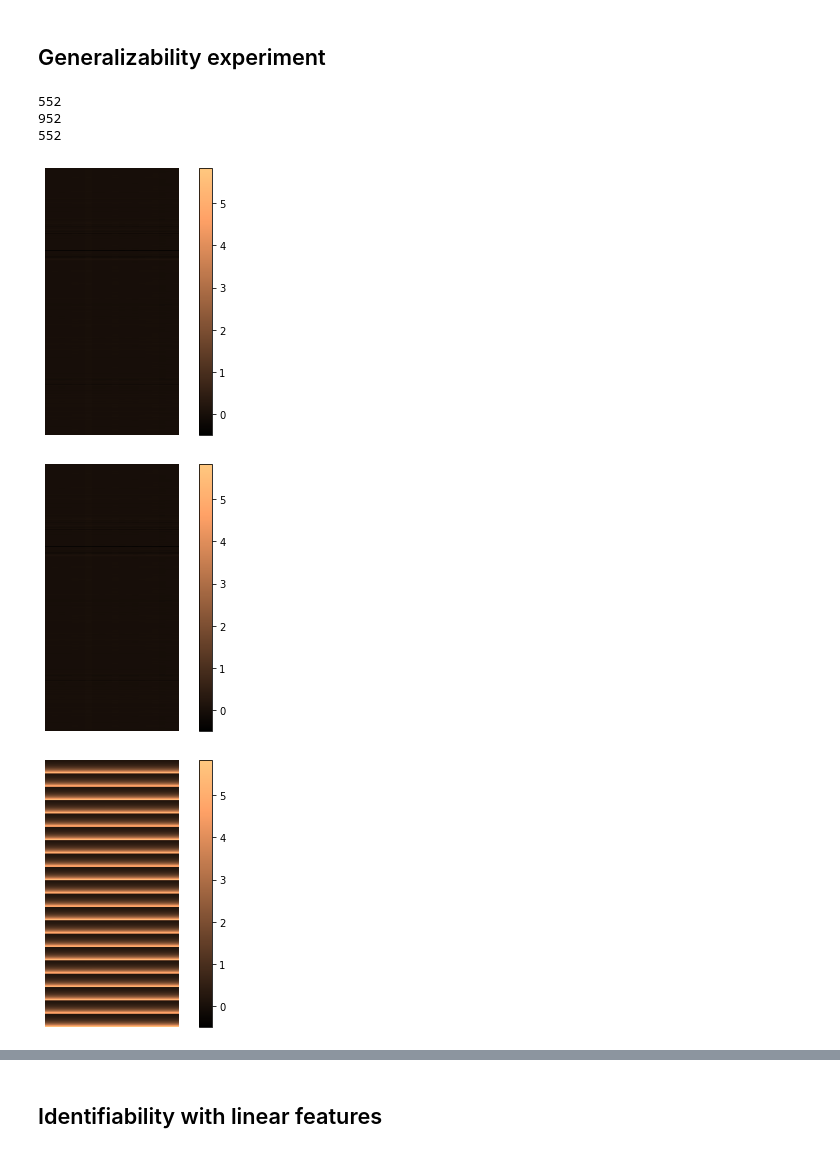
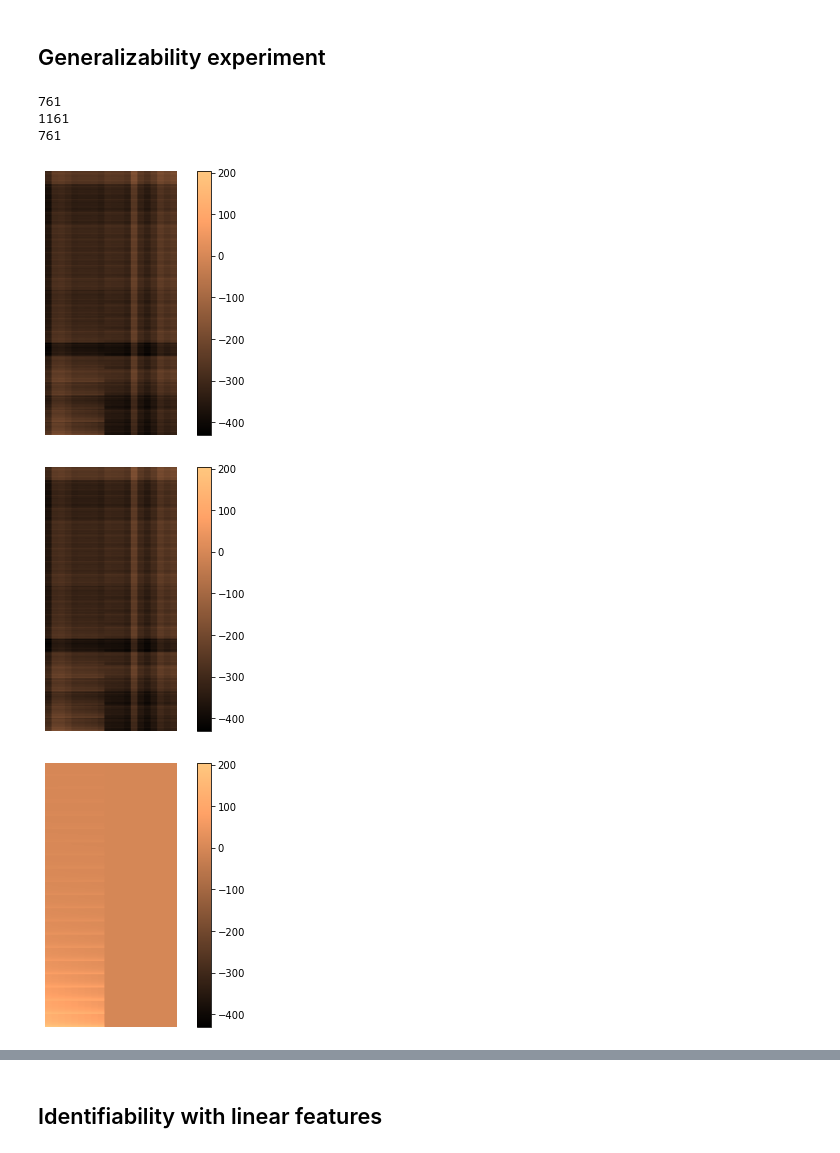
Before and after one commit to lviano/Identifiability_IRL, a Jupyter notebook: Experiments.ipynb, the cells around one changed output, grey strips where cells are left out. Cells and saved outputs as stored; diff of their text form; code cells hidden in the pictures.

```diff
--- a/Experiments.ipynb
+++ b/Experiments.ipynb
@@ -24,6 +24,7 @@ n_step     = 100
 n_traj     = 1000
 discount   = 1/(1+r)
 n_features = 3
+temp = 1e-2
 # %%
 ### Dynamics
 ### Transition matrix of shocks
@@ -31,8 +32,8 @@ policies = []
 opt_policies = []
 soft_values =  []
 Ts = []
-for rho in [0.01]: #,0.2,0.7]:
-    for theta in [0.015]:#, 0.25, 0.65]:
+for rho in [0.7]: #,0.2,0.7]:
+    for theta in [0.55]:#, 0.25, 0.65]:
         for sigma_eps in [0.02, 0.04, 0.6]:
             Tauchen = tauchen_86(n,m,rho,sigma_eps)
             Tz, zs = Tauchen['Tz'],np.exp(Tauchen['lzs'])
@@ -50,13 +51,20 @@ for rho in [0.01]: #,0.2,0.7]:
             if n_features == 3:
               a_true = np.array([1,1,-1])
               for i,s in enumerate(states): # s = (k,z)
-                for j,a in enumerate(ks):
+                for j, a in enumerate([-0.1, -0.05, 0, 0.05, 0.1, 0.15, 0.2, 0.25, 0.3]): #for j,a in enumerate(ks):
                   #feat_cube[i,j,0] =  s[1]*s[0]**theta # output
                   #feat_cube[i,j,1] =  (1-delta)*s[0] # (1-delta)*k
                   #feat_cube[i,j,2] =  a # k'   -0.5*a
-                  feat_cube[i,j,0] =  s[1]*s[0]**theta # output
-                  feat_cube[i,j,1] =  a-(1-delta)*s[0] # investment, a - (1-delta)*k
+                  #feat_cube[i,j,0] =  s[1]*s[0]**theta # output
+                  #feat_cube[i,j,1] =  a-(1-delta)*s[0] # investment, a - (1-delta)*k
+                  #feat_cube[i,j,2] =  a*s[0]
+                  #feat_cube[i,j,0] =  s[1]*((1-delta)*s[0]+a)**theta               # Output: z*(k')^theta
+                  #feat_cube[i,j,1] =  (1-delta)*s[0]                               # Capital stock this period: (1-delta)*k
+                  #feat_cube[i,j,2] =  (1-delta)*s[0]+a
+                  feat_cube[i,j,0] =  s[1]*((1-delta)*s[0]+a*s[0])**theta          # Output: z*(k')^theta
+                  feat_cube[i,j,1] =  (1-delta)*s[0]                               # Capital stock this period: (1-delta)*k
                   feat_cube[i,j,2] =  a*s[0]
+
 
             a_true = np.array([1,1,-1])
             reward = feat_cube.dot(a_true)
@@ -95,10 +103,10 @@ for seed in range(1):
     limit_max= max(np.max(reward_recovered_1),np.max(reward_recovered_2),np.max(rand_reward))
     limit_min= min(np.min(reward_recovered_1),np.min(reward_recovered_2),np.min(rand_reward))
     print(limit_max, limit_min)
-    plot_reward(reward_recovered_1.reshape(n_s, n_a),"Random_Matrices_recovered_1",limit_max,limit_min)
-    plot_reward(reward_recovered_2.reshape(n_s, n_a),"Random_Matrices_recovered_2",limit_max,limit_min)
-    plot_reward(rand_reward.reshape(n_s, n_a),"Random_Matrices_true",limit_max,limit_min)
-    plot_reward(reward_recovered_1.reshape(n_s, n_a)-rand_reward.reshape(n_s, n_a),"Random_Matrices_difference_1",limit_max,limit_min)
-    plot_reward(reward_recovered_2.reshape(n_s, n_a)-rand_reward.reshape(n_s, n_a),"Random_Matrices_difference_2",limit_max,limit_min)
+    plot_reward(reward_recovered_1.reshape(n_s, n_a),"figs/Random_Matrices_recovered_1",limit_max,limit_min)
+    plot_reward(reward_recovered_2.reshape(n_s, n_a),"figs/Random_Matrices_recovered_2",limit_max,limit_min)
+    plot_reward(rand_reward.reshape(n_s, n_a),"figs/Random_Matrices_true",limit_max,limit_min)
+    plot_reward(reward_recovered_1.reshape(n_s, n_a)-rand_reward.reshape(n_s, n_a),"figs/Random_Matrices_difference_1",limit_max,limit_min)
+    plot_reward(reward_recovered_2.reshape(n_s, n_a)-rand_reward.reshape(n_s, n_a),"figs/Random_Matrices_difference_2",limit_max,limit_min)
 # %% [output]
 35
@@ -135,43 +143,43 @@ for expert_1 in [1]:
             matrix = np.hstack([matrix_1, - matrix_2])
             matrix_B = np.vstack([np.hstack([matrix_1, - matrix_2, zer]), np.hstack([matrix_1, zer, -matrix_3])])
             ranks.append(np.linalg.matrix_rank(matrix))
             ranks_B.append(np.linalg.matrix_rank(matrix_B))
             print(ranks[-1])
             print(ranks_B[-1])
             print(ranks_B[-1] - n_states)
             ids_1.append(expert_1)
             ids_2.append(expert_2)
-            soft_optimal_policy_1, _ = soft_value_iteration(n_states, n_actions, Ts_1, reward, discount,threshold=1e-5,temp=1e5)
+            soft_optimal_policy_1, _ = soft_value_iteration(n_states, n_actions, Ts_1, reward, discount,threshold=1e-5,temp=temp)
             #reward_2 = generate_random_reward(n_s, n_a)
-            soft_optimal_policy_2, _ = soft_value_iteration(n_states, n_actions, Ts_2, reward, discount,threshold=1e-5,temp=1e5)
-            b = 1/1e5*np.log(soft_optimal_policy_1.reshape(n_states*n_actions, -1)) - 1/1e5*np.log(soft_optimal_policy_2.reshape(n_states*n_actions, -1))
+            soft_optimal_policy_2, _ = soft_value_iteration(n_states, n_actions, Ts_2, reward, discount,threshold=1e-5,temp=temp)
+            b = 1/temp*np.log(soft_optimal_policy_1.reshape(n_states*n_actions, -1)) - 1/temp*np.log(soft_optimal_policy_2.reshape(n_states*n_actions, -1))
             v = np.linalg.solve(matrix.T@matrix,matrix.T@b)
             v_1 = v[:n_states]
             v_2 = v[n_states:]
-            reward_recovered_1 = 1/1e5*np.log(soft_optimal_policy_1.reshape(n_states*n_actions, -1)) - matrix_1@v_1
-            reward_recovered_2 = 1/1e5*np.log(soft_optimal_policy_2.reshape(n_states*n_actions, -1)) - matrix_2@v_2
+            reward_recovered_1 = 1/temp*np.log(soft_optimal_policy_1.reshape(n_states*n_actions, -1)) - matrix_1@v_1
+            reward_recovered_2 = 1/temp*np.log(soft_optimal_policy_2.reshape(n_states*n_actions, -1)) - matrix_2@v_2
 
             limit_max= max(np.max(reward_recovered_1),np.max(reward_recovered_2),np.max(reward))
             limit_min= min(np.min(reward_recovered_1),np.min(reward_recovered_2),np.min(reward))
             limit_abs = max(-limit_min, limit_max)
             plot_reward(np.repeat(reward_recovered_1.reshape(n_states,n_actions),10,axis=1),"figs/Strebulaev_recovered_1",limit_max,limit_min,color="copper")
             plot_reward(np.repeat(reward_recovered_2.reshape(n_states,n_actions),10,axis=1),"figs/Strebulaev_recovered_2",limit_max,limit_min,color="copper")
             plot_reward(np.repeat(reward.reshape(n_states,n_actions),10,axis=1),"figs/Strebulaev_true",limit_max,limit_min,color="copper")
             plot_reward(np.repeat(reward_recovered_1.reshape(n_states,n_actions),10,axis=1) - np.repeat(reward.reshape(n_states,n_actions),10,axis=1),"figs/Strebulaev_difference_1",2*limit_abs,-2*limit_abs,color="copper")
             plot_reward(np.repeat(reward_recovered_2.reshape(n_states,n_actions),10,axis=1) - np.repeat(reward.reshape(n_states,n_actions),10,axis=1),"figs/Strebulaev_difference_2",2*limit_abs,-2*limit_abs,color="copper")
 
             #RECOVERY TEST
-            soft_optimal_policy_3, _ = soft_value_iteration(n_states, n_actions, Ts_3, reward, discount,threshold=1e-5,temp=1e5)
-            predicted_policy_3, _ = soft_value_iteration(n_states, n_actions, Ts_3, reward_recovered_2.reshape(n_states,n_actions), discount,threshold=1e-5,temp=1e5)
+            soft_optimal_policy_3, _ = soft_value_iteration(n_states, n_actions, Ts_3, reward, discount,threshold=1e-5,temp=temp)
+            predicted_policy_3, _ = soft_value_iteration(n_states, n_actions, Ts_3, reward_recovered_2.reshape(n_states,n_actions), discount,threshold=1e-5,temp=temp)
 
 
             plot_reward(np.repeat(soft_optimal_policy_3,10,axis=1),"figs/Strebulaev_expert",1,0,color="copper")
             plot_reward(np.repeat(predicted_policy_3,10,axis=1),"figs/Strebulaev_recovered_expert",1,0,color="copper")
             plot_reward(np.repeat(soft_optimal_policy_3 - predicted_policy_3,10,axis=1),"figs/Strebulaev_difference_expert",1,0,color="copper")
 # %% [output]
-552
-952
-552
+761
+1161
+761
-[figure, old version]
+[figure, new version]
-[figure, old version]
+[figure, new version]
-[figure, old version]
+[figure, new version]
```
Also changed, not shown: parts of 6 cells of this notebook.
